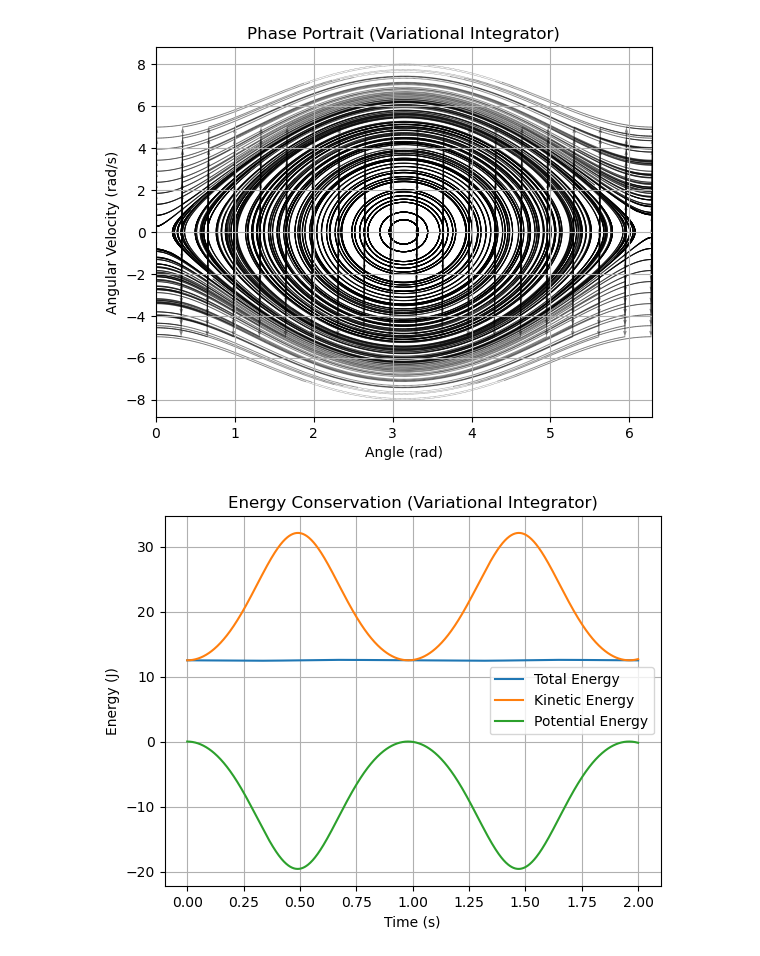
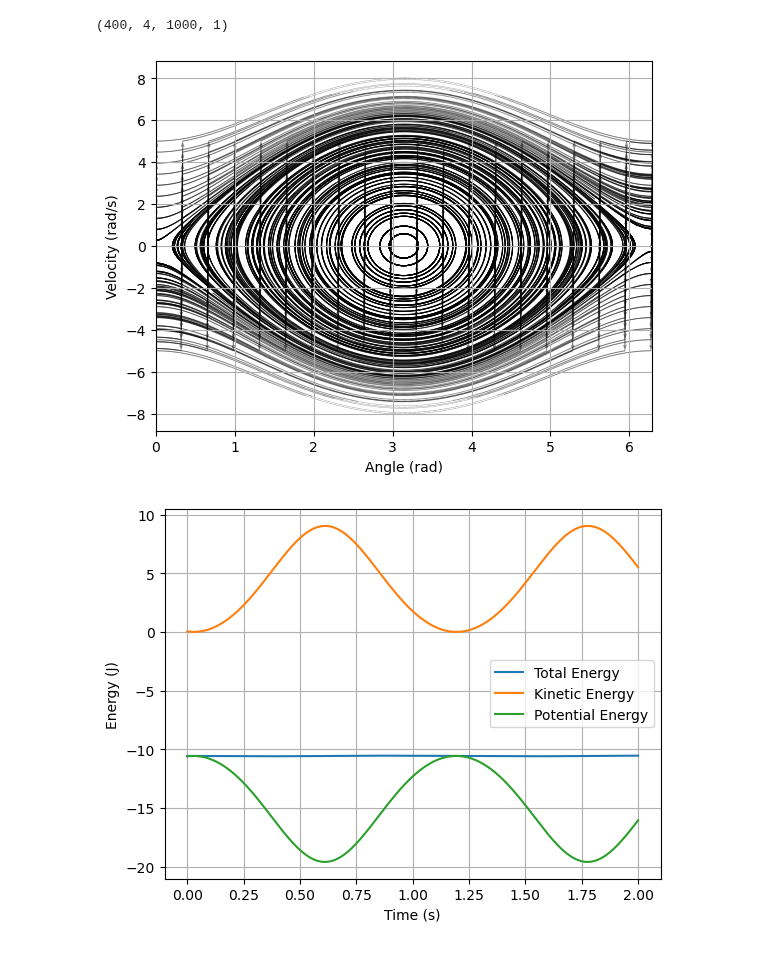
Before and after one commit to simeon-ned/varitop, a Jupyter notebook: examples/notebooks/00_pendulum.ipynb, the cells around one changed output. Saved outputs shown, nothing was run; the diff lists cells and outputs as text; code cells hidden in the pictures.

```diff
--- a/examples/notebooks/00_pendulum.ipynb
+++ b/examples/notebooks/00_pendulum.ipynb
@@ -73,21 +73,27 @@ for angle in tqdm(initial_angles):
     for vel in initial_velocities:
         qs, vs, Ks, Ps = simulate(angle, vel)
         results.append((qs, vs, Ks, Ps))
+# %%
+results = np.array(results)
+# %%
+results.shape
+# %% [output]
+(400, 4, 1000, 1)
 # %%
 # Plot phase portrait with quivers
 fig, ax = plt.subplots()
 for qs, vs, _, _ in results:
     ax.quiver(qs[:-1], vs[:-1], qs[1:]-qs[:-1], vs[1:]-vs[:-1], scale_units='xy', angles='xy', scale=1, alpha=0.5)
 ax.set_xlabel('Angle (rad)')
-ax.set_ylabel('Angular Velocity (rad/s)')
+ax.set_ylabel('Velocity (rad/s)')
 ax.set_xlim(0, 2*np.pi)
-ax.set_title('Phase Portrait (Variational Integrator)')
+# ax.set_title('Phase Portrait (Variational Integrator)')
 ax.grid()
-plt.show()
+plt.savefig('phase_portrait.png', dpi=300)
 # %% [output]
-[figure, old version]
+[figure, new version]
 # %%
-Ks, Ps = results[0][2], results[0][3]
+Ks, Ps = results[109][2], results[109][3]
 fig, ax = plt.subplots()
 ts = np.linspace(t0, tf, steps)
 
@@ -97,10 +103,10 @@ ax.plot(ts, Ps, label='Potential Energy')
 
 ax.set_xlabel('Time (s)')
 ax.set_ylabel('Energy (J)')
-ax.set_title('Energy Conservation (Variational Integrator)')
+# ax.set_title('Energy Conservation (Variational Integrator)')
 ax.legend()
 ax.grid()
 
-plt.savefig('kinetic.png', dpi=300)
+plt.savefig('energies_109.png', dpi=300)
 # %% [output]
-[figure, old version]
+[figure, new version]
```
Also changed, not shown: parts of 1 cell of this notebook, 4 other files.
